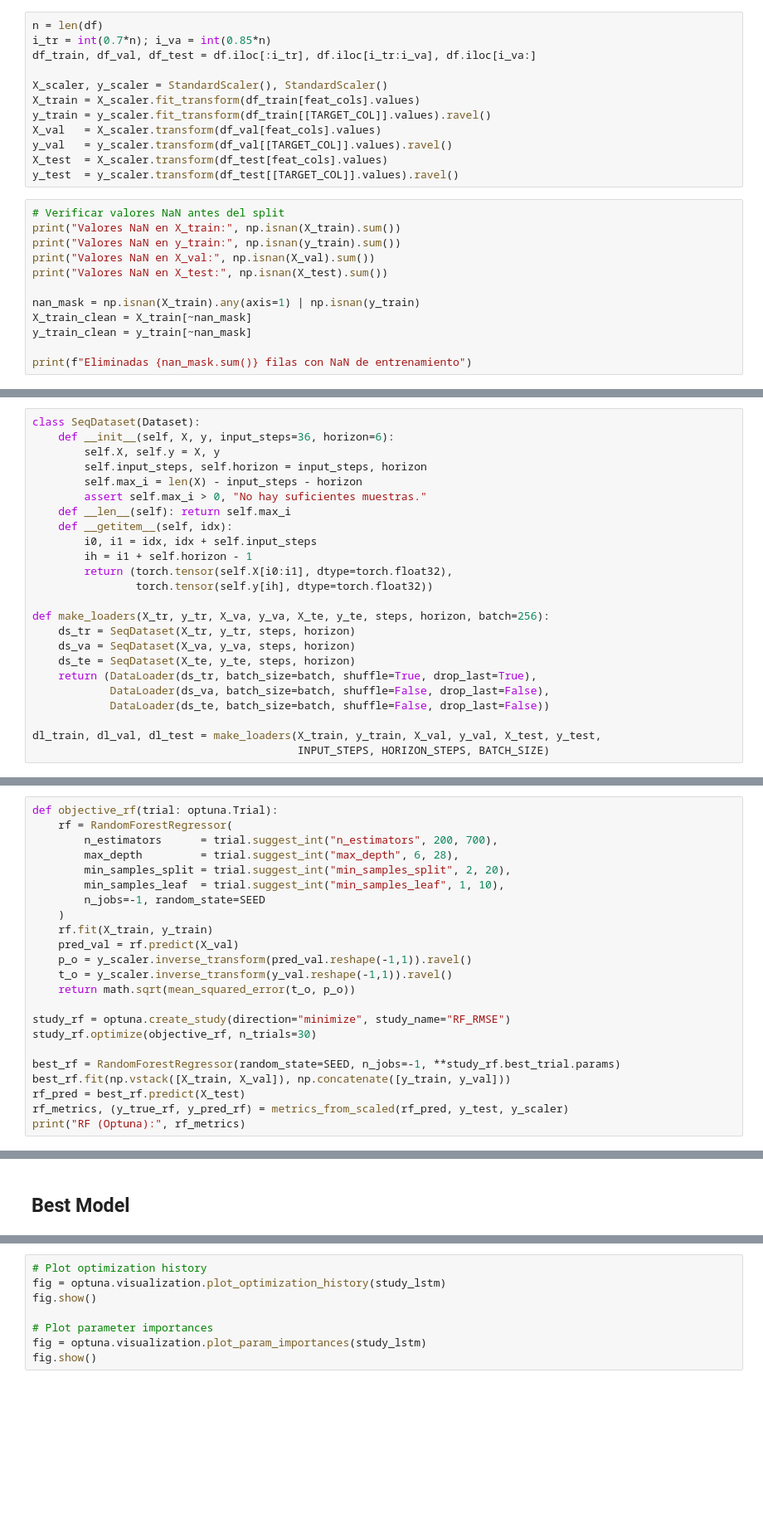
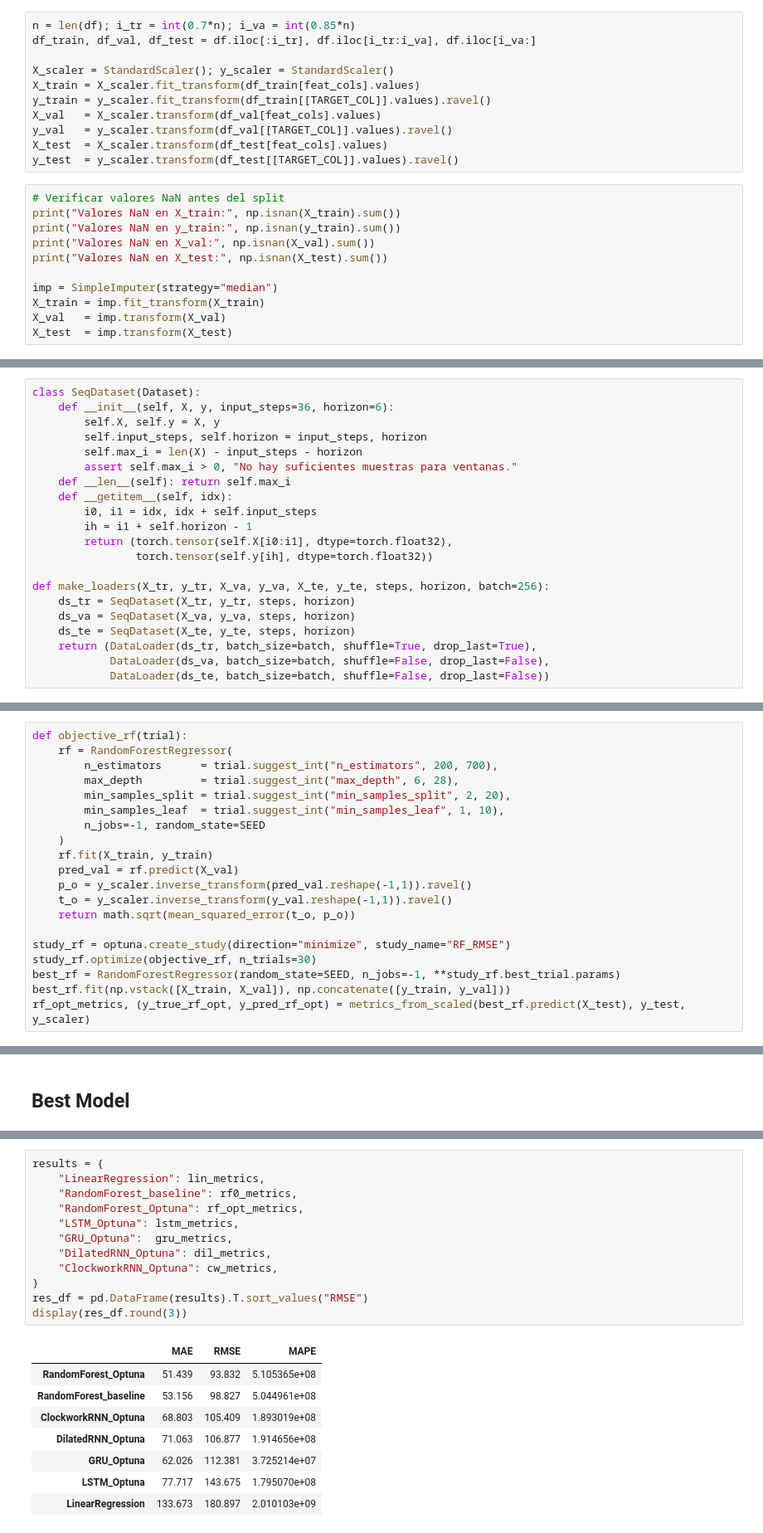
Before and after one commit to EstebanLN/solar-forecasting-colombia, a Jupyter notebook: notebooks/03_Modeling_Tabular_V2.ipynb, the cells around one changed output, grey strips where cells are left out. Shown at 83% size. Drawn from its saved outputs; the diff is of its cells as text; blank space fills up the shorter version.

Commit message:
(modeling-tabular): add Optuna HPO for RNNs, fix loaders, retrain best models, and save results

```diff
--- a/notebooks/03_Modeling_Tabular_V2.ipynb
+++ b/notebooks/03_Modeling_Tabular_V2.ipynb
@@ -128,9 +95,8 @@ feat_cols = [
 # %%
-n = len(df)
-i_tr = int(0.7*n); i_va = int(0.85*n)
+n = len(df); i_tr = int(0.7*n); i_va = int(0.85*n)
 df_train, df_val, df_test = df.iloc[:i_tr], df.iloc[i_tr:i_va], df.iloc[i_va:]
 
-X_scaler, y_scaler = StandardScaler(), StandardScaler()
+X_scaler = StandardScaler(); y_scaler = StandardScaler()
 X_train = X_scaler.fit_transform(df_train[feat_cols].values)
 y_train = y_scaler.fit_transform(df_train[[TARGET_COL]].values).ravel()
 X_val   = X_scaler.transform(df_val[feat_cols].values)
@@ -144,9 +110,8 @@ print("Valores NaN en y_train:", np.isnan(y_train).sum())
 print("Valores NaN en X_val:", np.isnan(X_val).sum())
 print("Valores NaN en X_test:", np.isnan(X_test).sum())
 
-nan_mask = np.isnan(X_train).any(axis=1) | np.isnan(y_train)
-X_train_clean = X_train[~nan_mask]
-y_train_clean = y_train[~nan_mask]
-
-print(f"Eliminadas {nan_mask.sum()} filas con NaN de entrenamiento")
+imp = SimpleImputer(strategy="median")
+X_train = imp.fit_transform(X_train)
+X_val   = imp.transform(X_val)
+X_test  = imp.transform(X_test)
 # %% [output]
@@ -186,7 +157,7 @@ class SeqDataset(Dataset):
         self.X, self.y = X, y
         self.input_steps, self.horizon = input_steps, horizon
         self.max_i = len(X) - input_steps - horizon
-        assert self.max_i > 0, "No hay suficientes muestras."
+        assert self.max_i > 0, "No hay suficientes muestras para ventanas."
     def __len__(self): return self.max_i
     def __getitem__(self, idx):
         i0, i1 = idx, idx + self.input_steps
@@ -201,9 +172,6 @@ def make_loaders(X_tr, y_tr, X_va, y_va, X_te, y_te, steps, horizon, batch=256):
     return (DataLoader(ds_tr, batch_size=batch, shuffle=True, drop_last=True),
             DataLoader(ds_va, batch_size=batch, shuffle=False, drop_last=False),
             DataLoader(ds_te, batch_size=batch, shuffle=False, drop_last=False))
-
-dl_train, dl_val, dl_test = make_loaders(X_train, y_train, X_val, y_val, X_test, y_test,
-                                         INPUT_STEPS, HORIZON_STEPS, BATCH_SIZE)
 # %% [markdown]
 ### PyTorch
 # %%
@@ -302,7 +297,7 @@ def eval_sequence_model(model, dl, y_scaler, device=DEVICE):
 # %% [markdown]
 #### RF
 # %%
-def objective_rf(trial: optuna.Trial):
+def objective_rf(trial):
     rf = RandomForestRegressor(
         n_estimators      = trial.suggest_int("n_estimators", 200, 700),
         max_depth         = trial.suggest_int("max_depth", 6, 28),
@@ -318,9 +313,6 @@ def objective_rf(trial: optuna.Trial):
 
 study_rf = optuna.create_study(direction="minimize", study_name="RF_RMSE")
 study_rf.optimize(objective_rf, n_trials=30)
-
 best_rf = RandomForestRegressor(random_state=SEED, n_jobs=-1, **study_rf.best_trial.params)
 best_rf.fit(np.vstack([X_train, X_val]), np.concatenate([y_train, y_val]))
-rf_pred = best_rf.predict(X_test)
-rf_metrics, (y_true_rf, y_pred_rf) = metrics_from_scaled(rf_pred, y_test, y_scaler)
-print("RF (Optuna):", rf_metrics)
+rf_opt_metrics, (y_true_rf_opt, y_pred_rf_opt) = metrics_from_scaled(best_rf.predict(X_test), y_test, y_scaler)
@@ -424,8 +447,21 @@ display(res_df.round(3))
 # %%
-# Plot optimization history
-fig = optuna.visualization.plot_optimization_history(study_lstm)
-fig.show()
-
-# Plot parameter importances
-fig = optuna.visualization.plot_param_importances(study_lstm)
-fig.show()
+results = {
+    "LinearRegression": lin_metrics,
+    "RandomForest_baseline": rf0_metrics,
+    "RandomForest_Optuna": rf_opt_metrics,
+    "LSTM_Optuna": lstm_metrics,
+    "GRU_Optuna":  gru_metrics,
+    "DilatedRNN_Optuna": dil_metrics,
+    "ClockworkRNN_Optuna": cw_metrics,
+}
+res_df = pd.DataFrame(results).T.sort_values("RMSE")
+display(res_df.round(3))
+# %% [output]
+|  | MAE | RMSE | MAPE |
+| RandomForest_Optuna | 51.439 | 93.832 | 5.105365e+08 |
+| RandomForest_baseline | 53.156 | 98.827 | 5.044961e+08 |
+| ClockworkRNN_Optuna | 68.803 | 105.409 | 1.893019e+08 |
+| DilatedRNN_Optuna | 71.063 | 106.877 | 1.914656e+08 |
+| GRU_Optuna | 62.026 | 112.381 | 3.725214e+07 |
+| LSTM_Optuna | 77.717 | 143.675 | 1.795070e+08 |
+| LinearRegression | 133.673 | 180.897 | 2.010103e+09 |
```
Also changed, not shown: parts of 21 cells of this notebook, 3 other files.
